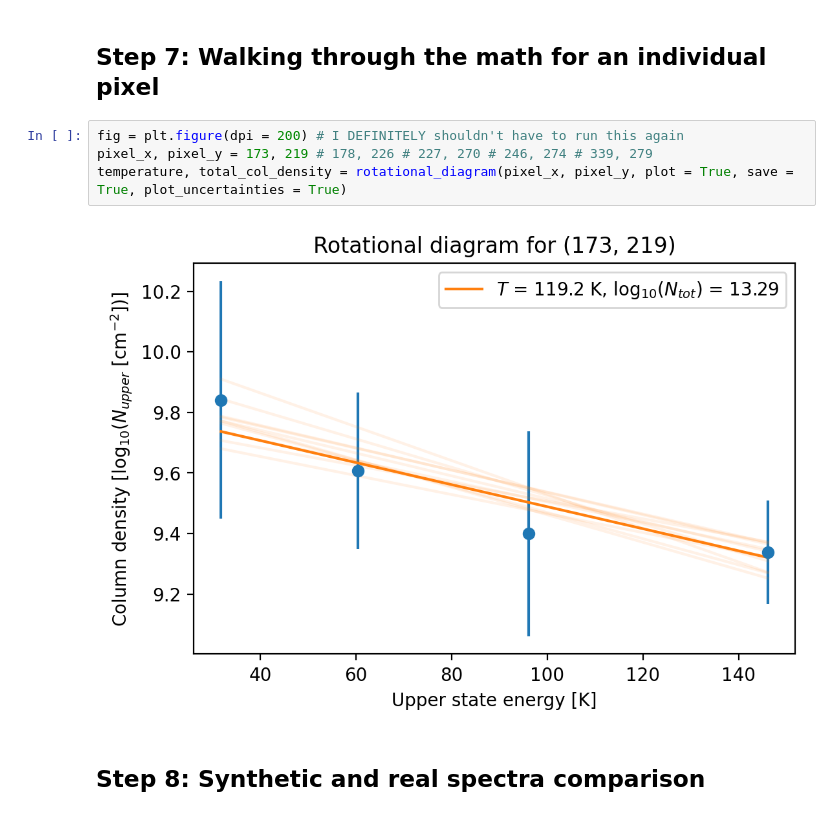
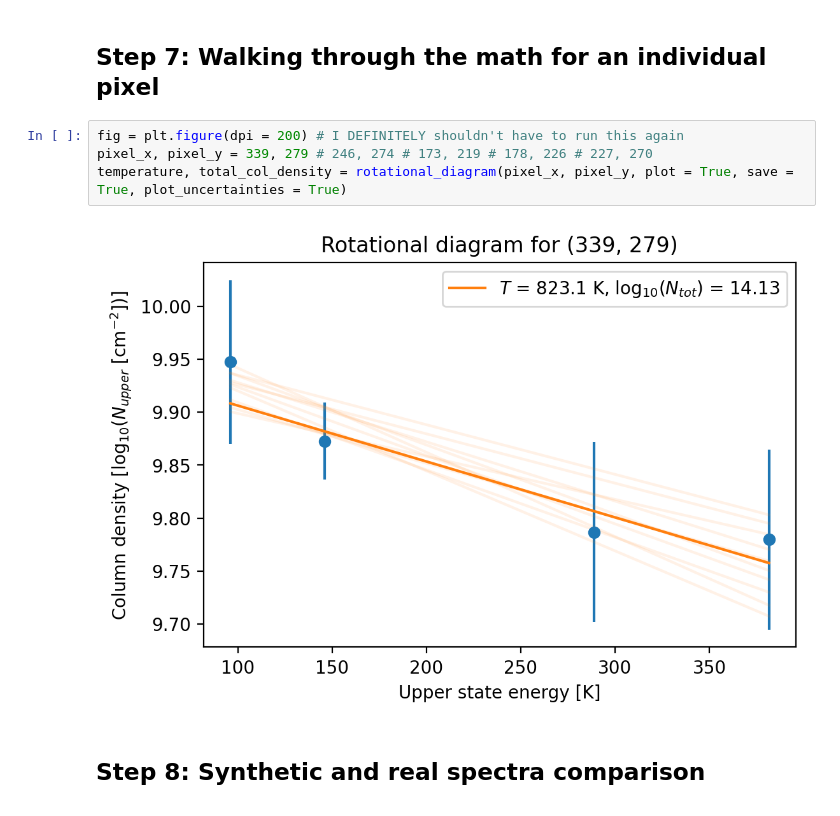
Before and after one commit to abulatek/brick, a Jupyter notebook: first_results/temperature_map/ProcessingTutorial.ipynb, the cells around one changed output. Cells and saved outputs as stored; diff of their text form.

```diff
--- a/first_results/temperature_map/ProcessingTutorial.ipynb
+++ b/first_results/temperature_map/ProcessingTutorial.ipynb
@@ -600,10 +620,10 @@ print(counter)
 ## Step 7: Walking through the math for an individual pixel
 # %%
 fig = plt.figure(dpi = 200) # I DEFINITELY shouldn't have to run this again
-pixel_x, pixel_y = 173, 219 # 178, 226 # 227, 270 # 246, 274 # 339, 279
+pixel_x, pixel_y = 339, 279 # 246, 274 # 173, 219 # 178, 226 # 227, 270
 temperature, total_col_density = rotational_diagram(pixel_x, pixel_y, plot = True, save = True, plot_uncertainties = True)
 # %% [output]
-[figure, old version]
+[figure, new version]
 # %% [markdown]
 ## Step 8: Synthetic and real spectra comparison
 # %% [markdown]
```
Also changed, not shown: parts of 3 cells of this notebook, 6 other files.
